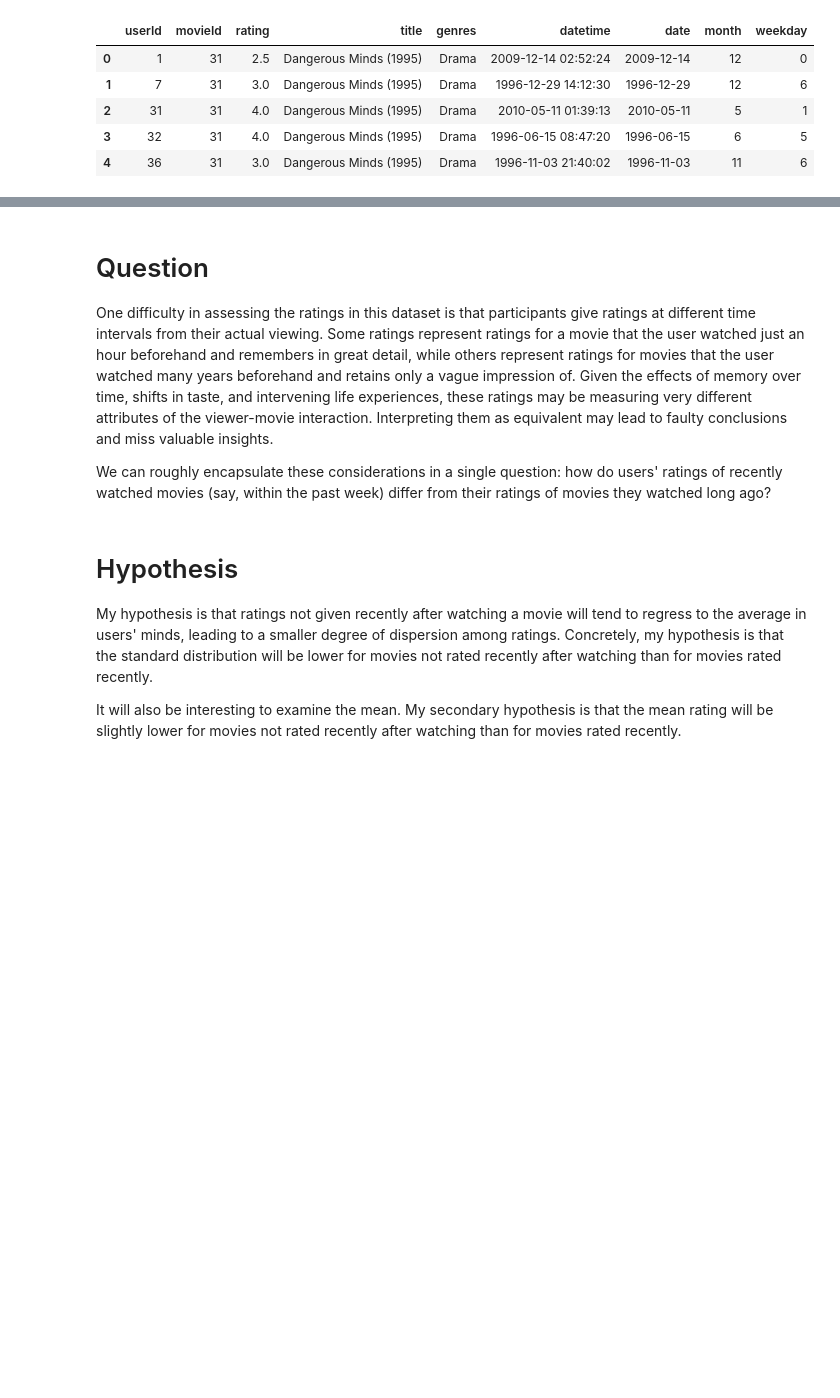
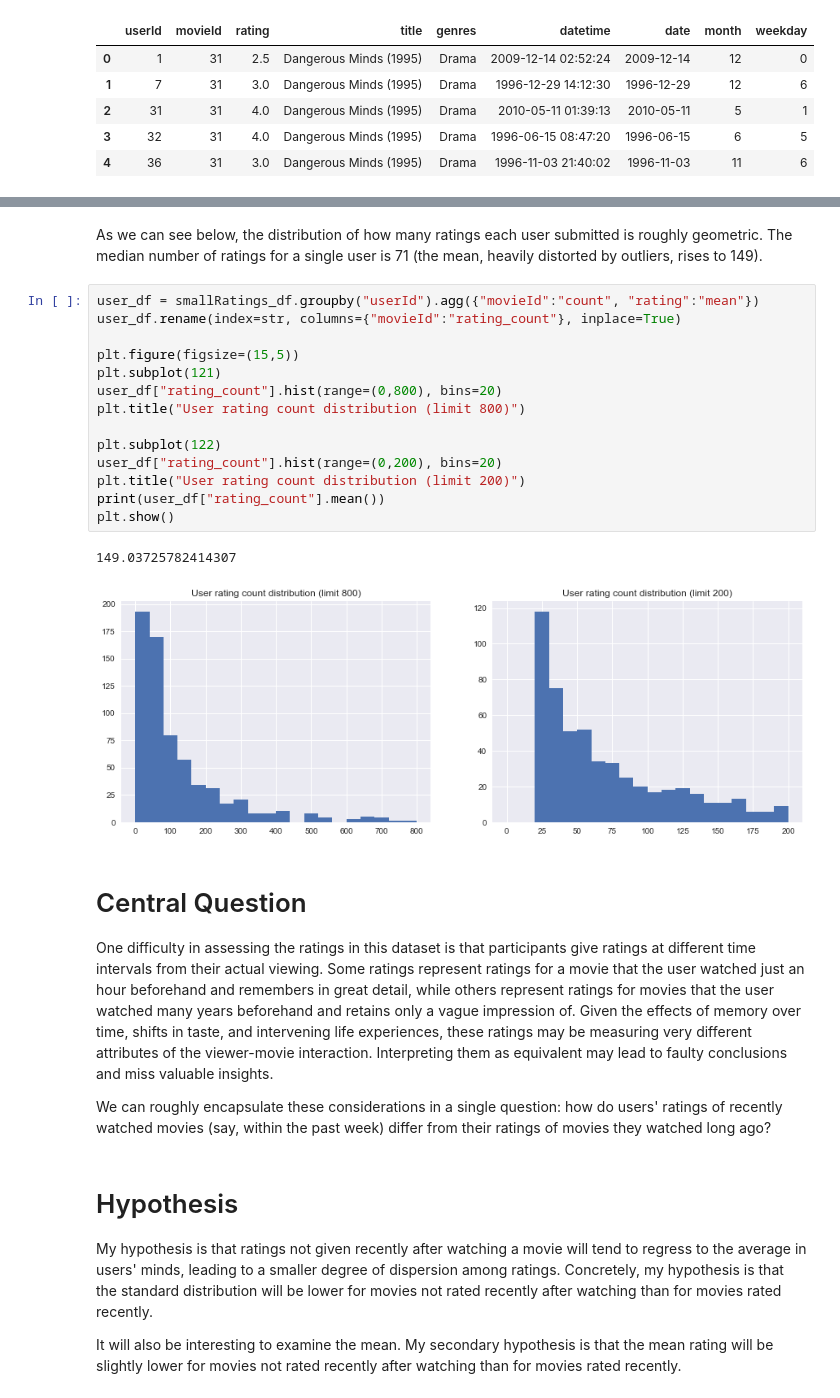
Before and after one commit to wwwslinger/drills, a Jupyter notebook: Thinkful/drills/capstone_1.ipynb, the cells around one changed output, grey strips where cells are left out. Cells and saved outputs as stored; diff of their text form; blank space fills up the shorter version.

```diff
--- a/Thinkful/drills/capstone_1.ipynb
+++ b/Thinkful/drills/capstone_1.ipynb
@@ -45,5 +79,24 @@ Examining the times at which the ratings are given, we can see that the dataset
+# %% [markdown]
+As we can see below, the distribution of how many ratings each user submitted is roughly geometric.  The median number of ratings for a single user is 71 (the mean, heavily distorted by outliers, rises to 149).
+# %%
+user_df = smallRatings_df.groupby("userId").agg({"movieId":"count", "rating":"mean"})
+user_df.rename(index=str, columns={"movieId":"rating_count"}, inplace=True)
+
+plt.figure(figsize=(15,5))
+plt.subplot(121)
+user_df["rating_count"].hist(range=(0,800), bins=20)
+plt.title("User rating count distribution (limit 800)")
+
+plt.subplot(122)
+user_df["rating_count"].hist(range=(0,200), bins=20)
+plt.title("User rating count distribution (limit 200)")
+print(user_df["rating_count"].mean())
+plt.show()
+# %% [output]
+149.03725782414307
+[figure, added]
 # %% [markdown]
-# Question
+# Central Question
 One difficulty in assessing the ratings in this dataset is that participants give ratings at different time intervals from their actual viewing.  Some ratings represent ratings for a movie that the user watched just an hour beforehand and remembers in great detail, while others represent ratings for movies that the user watched many years beforehand and retains only a vague impression of.  Given the effects of memory over time, shifts in taste, and intervening life experiences, these ratings may be measuring very different attributes of the viewer-movie interaction.  Interpreting them as equivalent may lead to faulty conclusions and miss valuable insights.
 
 We can roughly encapsulate these considerations in a single question: how do users' ratings of recently watched movies (say, within the past week) differ from their ratings of movies they watched long ago?
```
Also changed, not shown: parts of 14 cells of this notebook.
